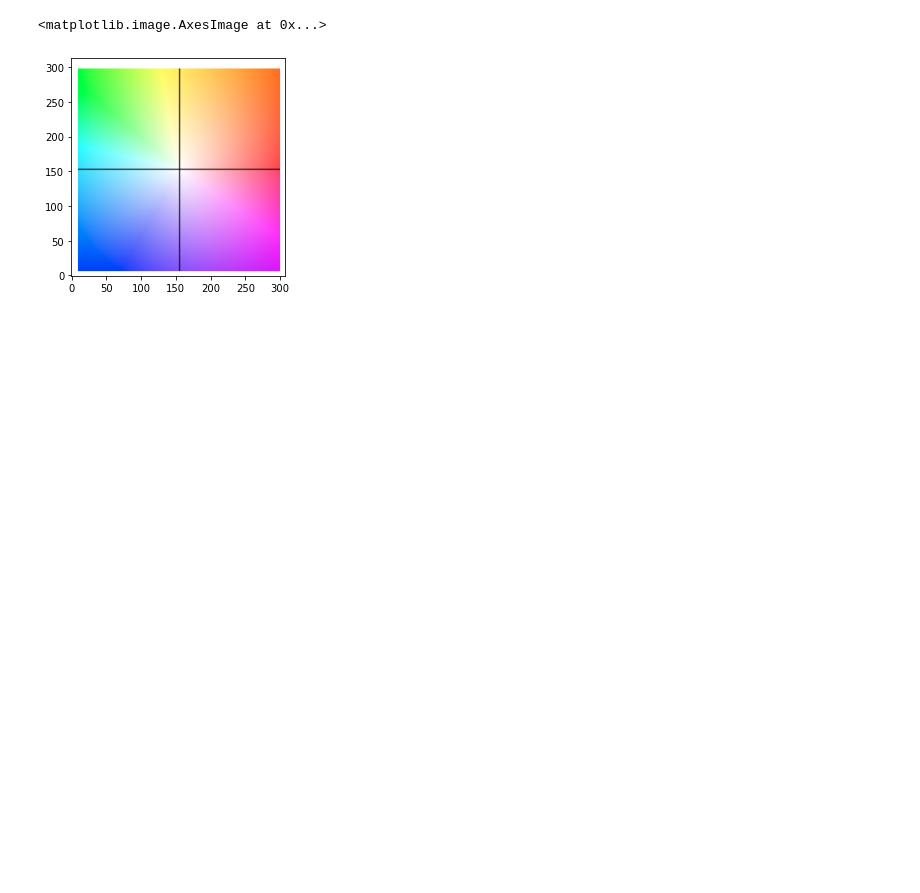
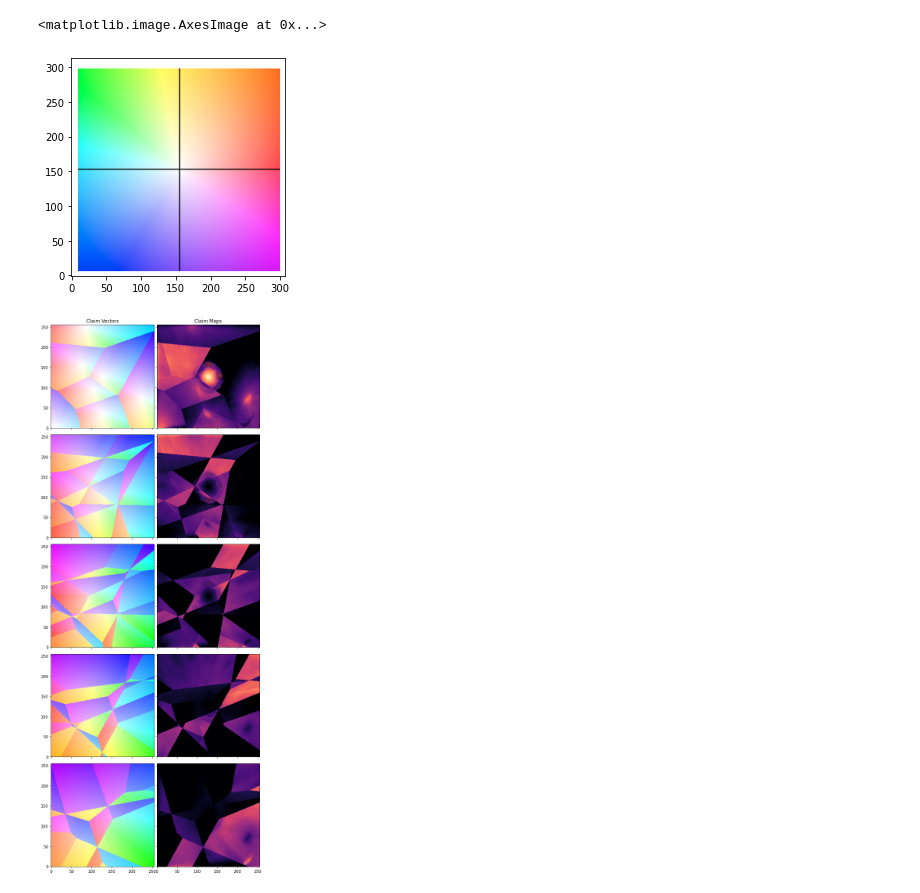
Before and after one commit to ryanhausen/morpheus-deblend, a Jupyter notebook: notebooks/vector_coloring.ipynb, the cells around one changed output. Drawn from its saved outputs; the diff is of its cells as text; code cells hidden in the pictures; blank space fills up the shorter version.

```diff
--- a/notebooks/vector_coloring.ipynb
+++ b/notebooks/vector_coloring.ipynb
@@ -13,6 +13,7 @@ plt.imshow(imread("vector_coloring_data/Selection_022.png"))
 flux = fits.getdata("vector_coloring_data/67-flux.fits")
 background = fits.getdata("vector_coloring_data/67-background.fits")
 center_of_mass = fits.getdata("vector_coloring_data/67-center_of_mass.fits")
+claim_maps = fits.getdata("vector_coloring_data/67-claim_maps.fits")
 claim_vectors = fits.getdata("vector_coloring_data/67-claim_vectors.fits")
 claim_vectors.shape
 # %% [output]
@@ -102,3 +103,35 @@ plt.imshow(imread("vector_coloring_data/Selection_022.png"), origin="lower")
 # %% [output]
 <matplotlib.image.AxesImage at 0x...>
 [figure]
+# %%
+f, axes = plt.subplots(
+    ncols=2,
+    nrows=5,
+    figsize=(8, 20),
+)
+
+for i, ax in enumerate(axes.flat):
+    # claim vector
+    if i % 2 == 0:
+        ax.imshow(
+            flow_vis.flow_to_color(
+                claim_vectors[:, :, 0, i//2, [1, 0]],
+                convert_to_bgr=False
+            ),
+            origin="lower"
+        )
+    # claim map
+    else:
+        ax.imshow(
+            claim_maps[:, :, 0, i//2],
+            vmin=0,
+            vmax=1,
+            cmap="magma",
+            origin="lower",
+        )
+axes[0, 0].set_title("Claim Vectors")
+axes[0, 1].set_title("Claim Maps")
+plt.tight_layout()
+plt.show()
+# %% [output]
+[figure, added]
```
Also changed, not shown: parts of 1 cell of this notebook, 1 other file.
